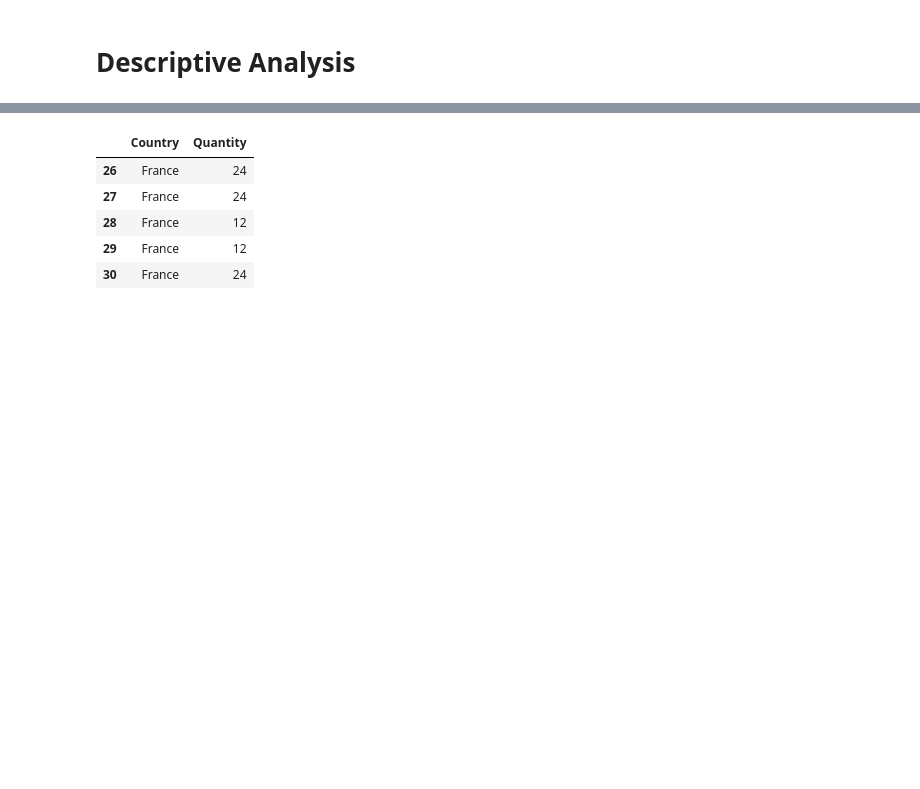
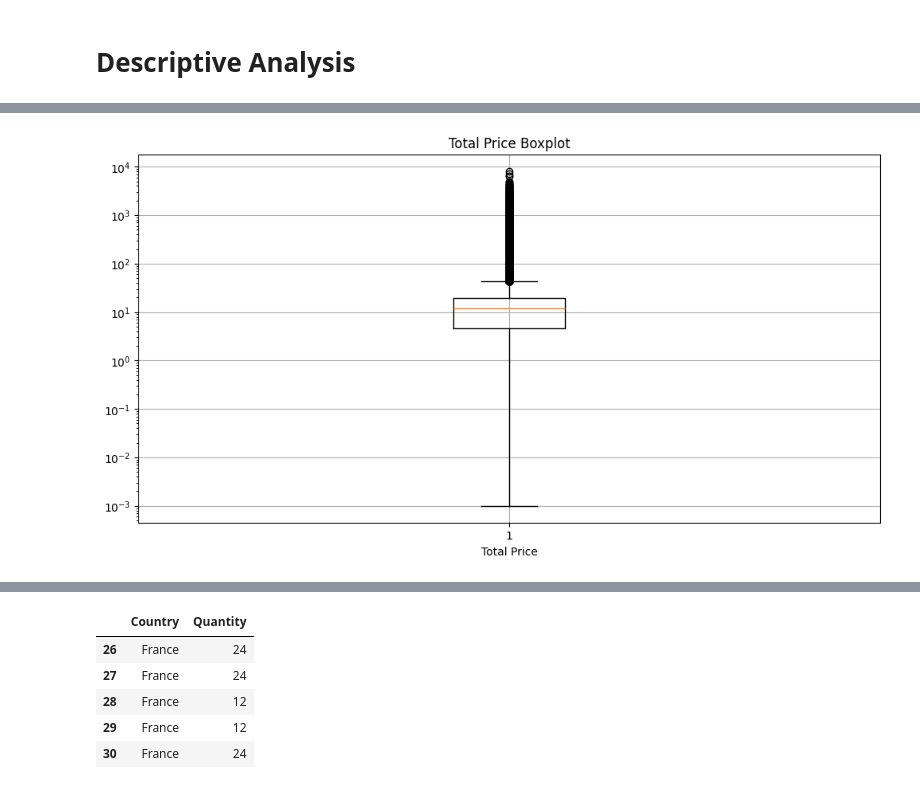
Before and after one commit to Gabriel-Menezes-Morais/Fictional-Retail-Analysis, a Jupyter notebook: Análise_Varejo.ipynb, the cells around one changed output, grey strips where cells are left out. Cells and saved outputs as stored; diff of their text form; code cells hidden in the pictures; blank space fills up the shorter version.

```diff
--- a/Análise_Varejo.ipynb
+++ b/Análise_Varejo.ipynb
@@ -103,3 +112,16 @@ files.download('Dados_Varejo_clean.xlsx')
+# %%
+#analysis if there is a outlier that we have to remove
+fig = plt.subplots(figsize=(12, 6))
+
+plt.boxplot(df['TotalPrice'], orientation='vertical')
+
+plt.xlabel('Total Price')
+plt.title('Total Price Boxplot')
+plt.grid(True)
+plt.yscale('log')
+plt.show()
+# %% [output]
+[figure, added]
 # %%
 df.groupby('Country')['Quantity'].sum().sort_values(ascending=False)
 # %% [output]
```
Also changed, not shown: parts of 61 cells of this notebook.
